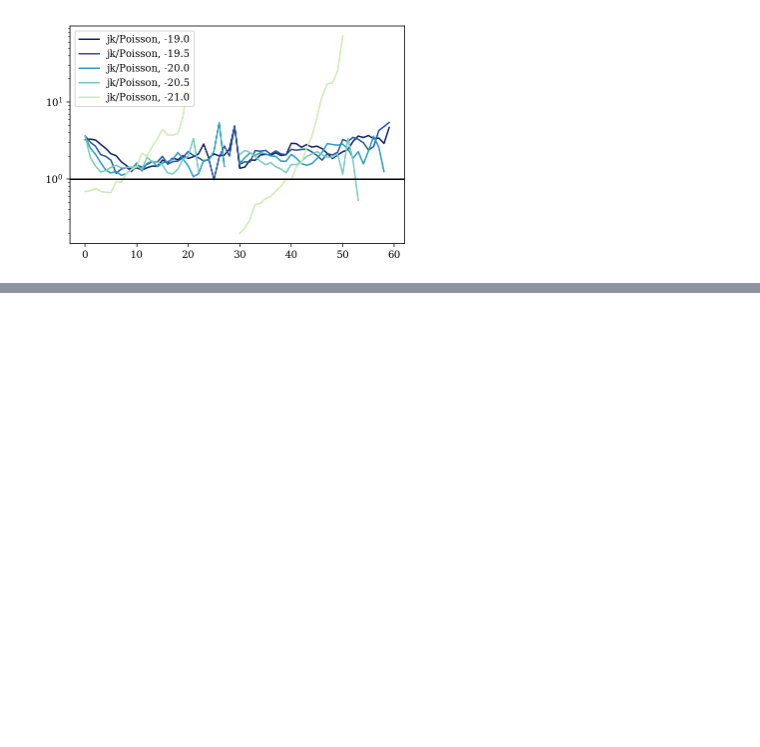
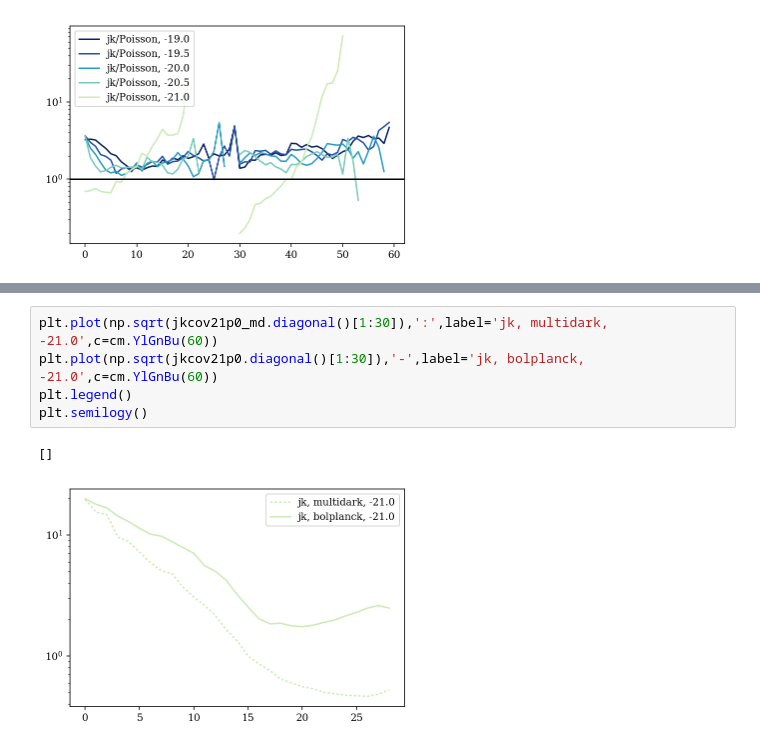
Before and after one commit to KuanWang-Astro/Fisher-paper-version, a Jupyter notebook: Observable_plot.ipynb, the cells around one changed output, grey strips where cells are left out. Drawn from its saved outputs; the diff is of its cells as text; blank space fills up the shorter version.

```diff
--- a/Observable_plot.ipynb
+++ b/Observable_plot.ipynb
@@ -237,0 +250,8 @@ plt.axhline(1,color='k')
+# %%
+plt.plot(np.sqrt(jkcov21p0_md.diagonal()[1:30]),':',label='jk, multidark, -21.0',c=cm.YlGnBu(60))
+plt.plot(np.sqrt(jkcov21p0.diagonal()[1:30]),'-',label='jk, bolplanck, -21.0',c=cm.YlGnBu(60))
+plt.legend()
+plt.semilogy()
+# %% [output]
+[]
+[figure, added]
```
Also changed, not shown: parts of 3 cells of this notebook, 1 other file.
